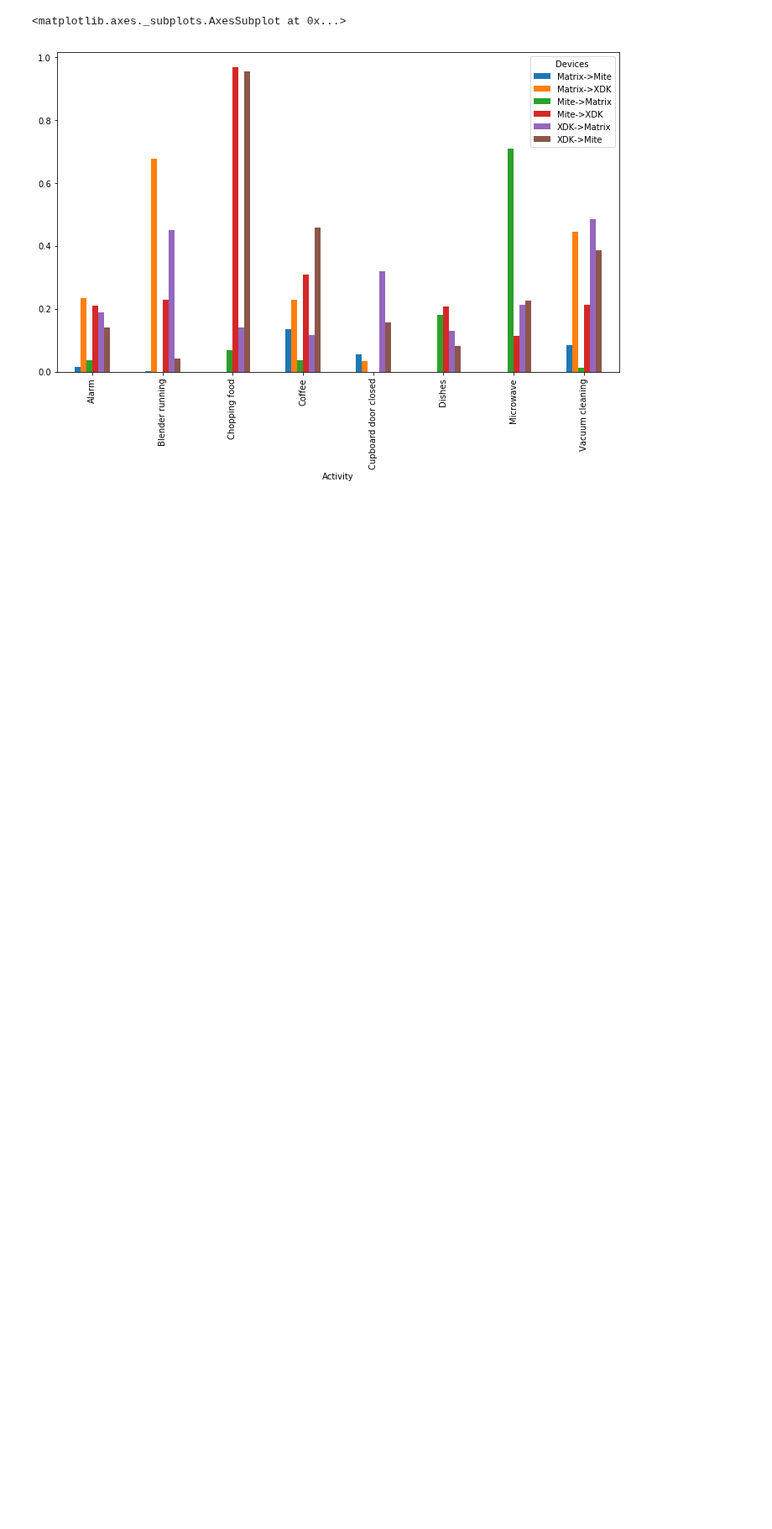
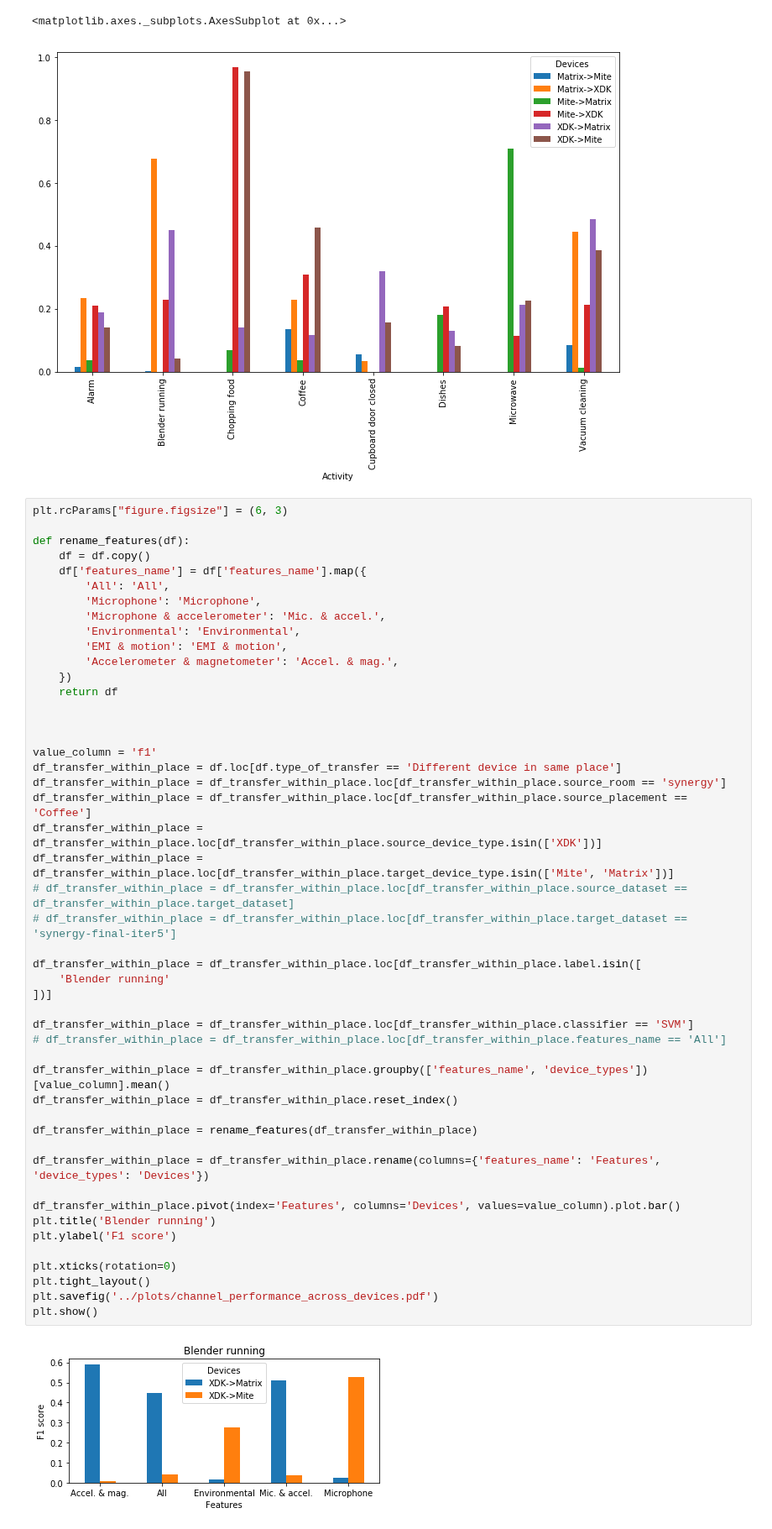
Before and after one commit to matus-tomlein/transfer-learning-playground, a Jupyter notebook: notebooks/single-activity-models/across-devices-analysis.ipynb, the cells around one changed output. Shown at 84% size. Saved outputs shown, nothing was run; the diff lists cells and outputs as text; blank space fills up the shorter version.

```diff
--- a/notebooks/single-activity-models/across-devices-analysis.ipynb
+++ b/notebooks/single-activity-models/across-devices-analysis.ipynb
@@ -435,3 +462,53 @@ df_transfer_within_place.pivot(index='Activity', columns='Devices', values=value
 # %% [output]
 <matplotlib.axes._subplots.AxesSubplot at 0x...>
 [figure]
+# %%
+plt.rcParams["figure.figsize"] = (6, 3)
+
+def rename_features(df):
+    df = df.copy()
+    df['features_name'] = df['features_name'].map({
+        'All': 'All',
+        'Microphone': 'Microphone',
+        'Microphone & accelerometer': 'Mic. & accel.',
+        'Environmental': 'Environmental',
+        'EMI & motion': 'EMI & motion',
+        'Accelerometer & magnetometer': 'Accel. & mag.',
+    })
+    return df
+
+
+
+value_column = 'f1'
+df_transfer_within_place = df.loc[df.type_of_transfer == 'Different device in same place']
+df_transfer_within_place = df_transfer_within_place.loc[df_transfer_within_place.source_room == 'synergy']
+df_transfer_within_place = df_transfer_within_place.loc[df_transfer_within_place.source_placement == 'Coffee']
+df_transfer_within_place = df_transfer_within_place.loc[df_transfer_within_place.source_device_type.isin(['XDK'])]
+df_transfer_within_place = df_transfer_within_place.loc[df_transfer_within_place.target_device_type.isin(['Mite', 'Matrix'])]
+# df_transfer_within_place = df_transfer_within_place.loc[df_transfer_within_place.source_dataset == df_transfer_within_place.target_dataset]
+# df_transfer_within_place = df_transfer_within_place.loc[df_transfer_within_place.target_dataset == 'synergy-final-iter5']
+
+df_transfer_within_place = df_transfer_within_place.loc[df_transfer_within_place.label.isin([
+    'Blender running'
+])]
+
+df_transfer_within_place = df_transfer_within_place.loc[df_transfer_within_place.classifier == 'SVM']
+# df_transfer_within_place = df_transfer_within_place.loc[df_transfer_within_place.features_name == 'All']
+
+df_transfer_within_place = df_transfer_within_place.groupby(['features_name', 'device_types'])[value_column].mean()
+df_transfer_within_place = df_transfer_within_place.reset_index()
+
+df_transfer_within_place = rename_features(df_transfer_within_place)
+
+df_transfer_within_place = df_transfer_within_place.rename(columns={'features_name': 'Features', 'device_types': 'Devices'})
+
+df_transfer_within_place.pivot(index='Features', columns='Devices', values=value_column).plot.bar()
+plt.title('Blender running')
+plt.ylabel('F1 score')
+
+plt.xticks(rotation=0)
+plt.tight_layout()
+plt.savefig('../plots/channel_performance_across_devices.pdf')
+plt.show()
+# %% [output]
+[figure, added]
```
Also changed, not shown: parts of 3 cells of this notebook, 50 other files.
